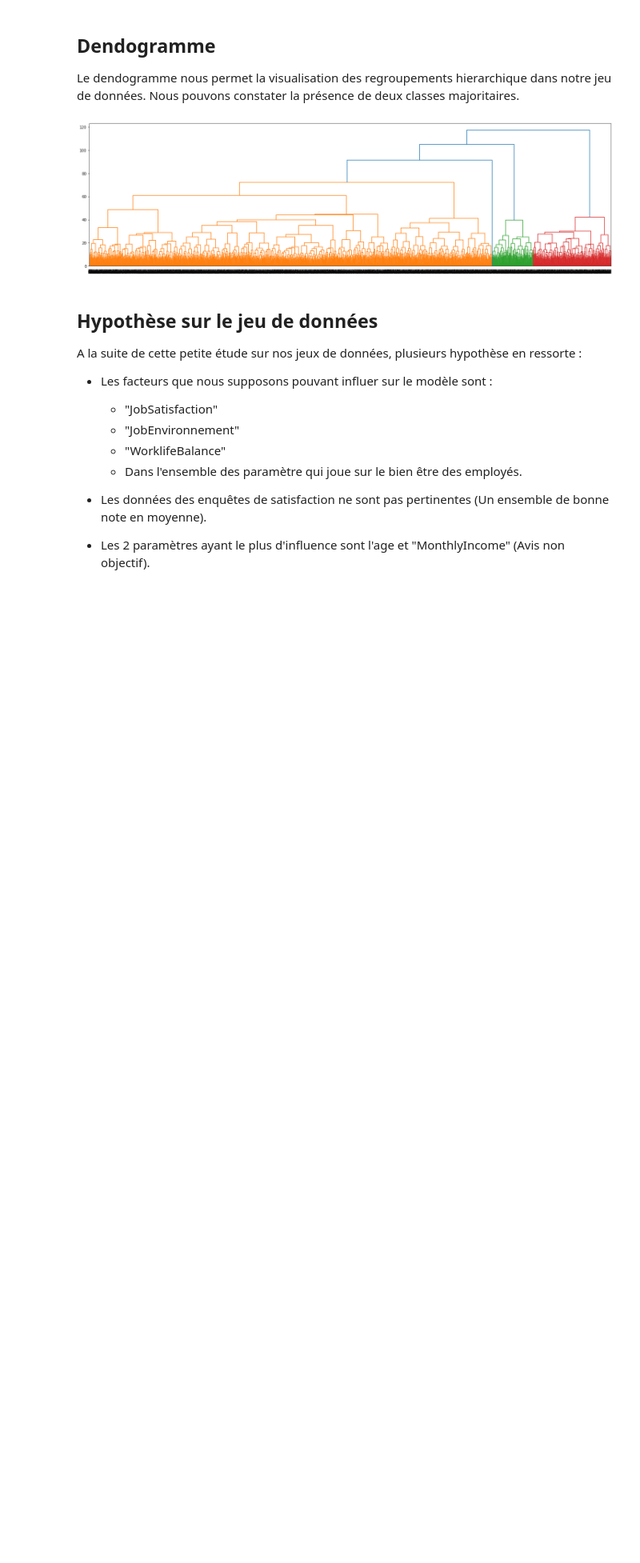
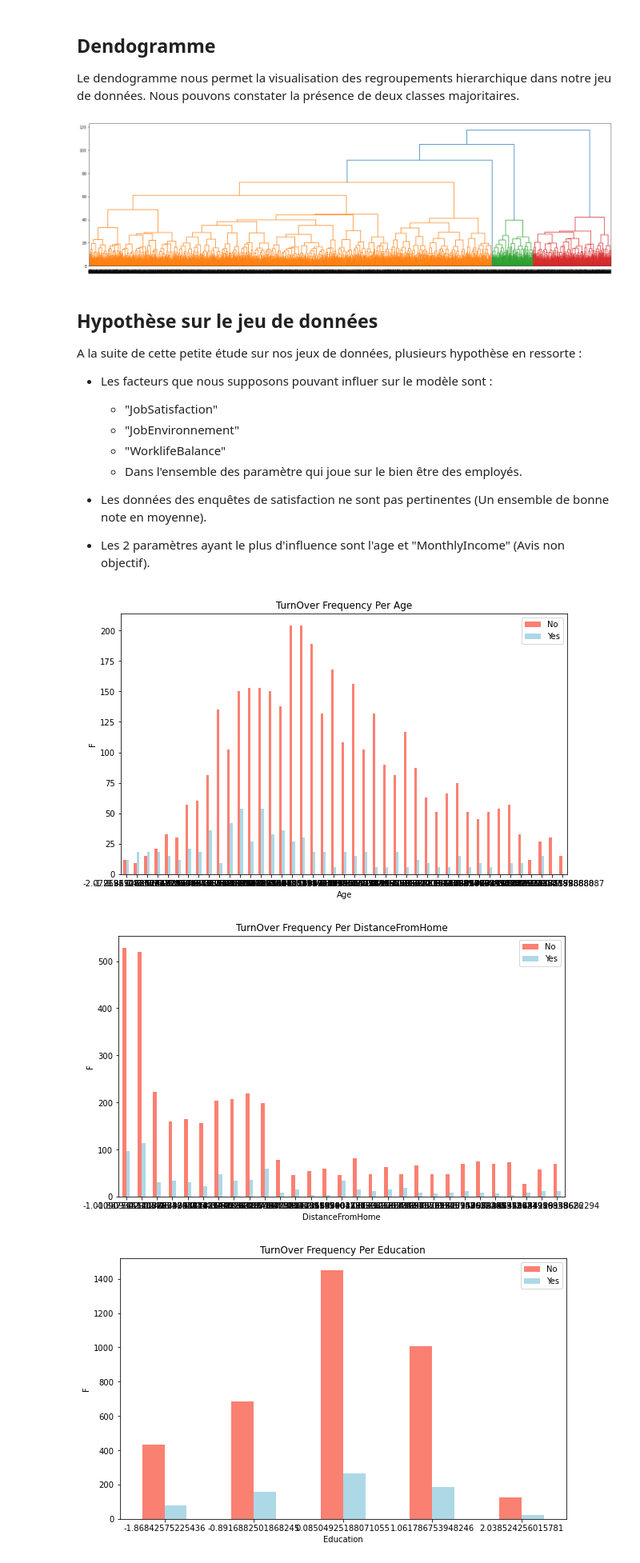
Before and after one commit to Mathieubola/ProjetIA, a Jupyter notebook: 3-Analyse.ipynb, the cells around one changed output. Shown at 80% size. Cells and saved outputs as stored; diff of their text form; code cells hidden in the pictures; blank space fills up the shorter version.

```diff
--- a/3-Analyse.ipynb
+++ b/3-Analyse.ipynb
@@ -168,3 +171,19 @@ A la suite de cette petite étude sur nos jeux de données, plusieurs hypothèse
 - Les données des enquêtes de satisfaction ne sont pas pertinentes (Un ensemble de bonne note en moyenne).
 
 - Les 2 paramètres ayant le plus d'influence sont l'age et "MonthlyIncome" (Avis non objectif).
+# %%
+for col in main_dataset_prepared.select_dtypes({'int64', 'float64','uint8'}) :
+    pd.crosstab(main_dataset_prepared[col], main_dataset_prepared.Attrition_Yes).plot(kind="bar",
+                                       figsize=(10, 6),
+                                       color=["salmon", "lightblue"])
+
+    # Plotter les graphes
+    plt.title(f"TurnOver Frequency Per {col}")
+    plt.xlabel(col)
+    plt.ylabel("F")
+    plt.legend(["No", "Yes"])
+    plt.xticks(rotation=0)
+# %% [output]
+[figure, added]
+[figure, added]
+[figure, added]
```
Also changed, not shown: parts of 4 cells of this notebook, 1 other file.
